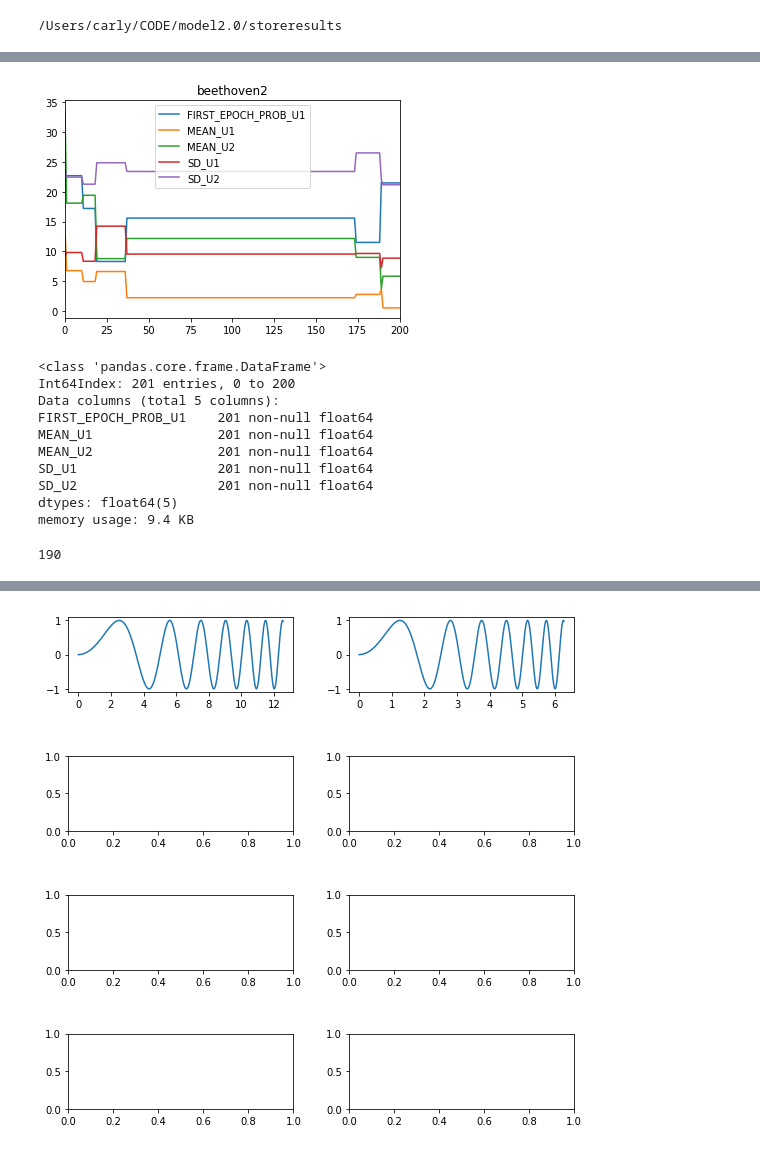
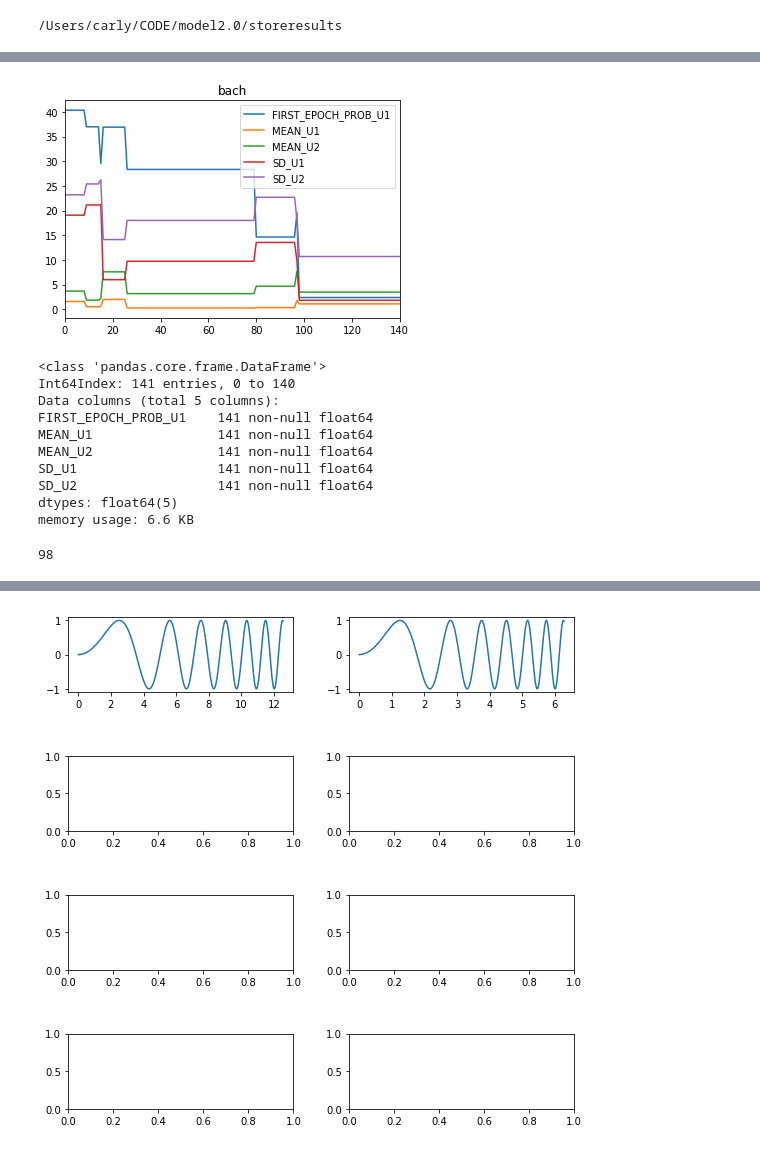
Before and after one commit to cjhough/model2.0, a Jupyter notebook: storeresults/mcmc_pltsavebest.ipynb, the cells around one changed output, grey strips where cells are left out. Cells and saved outputs as stored; diff of their text form; code cells hidden in the pictures.

```diff
--- a/storeresults/mcmc_pltsavebest.ipynb
+++ b/storeresults/mcmc_pltsavebest.ipynb
@@ -49,5 +45,5 @@ beethoven2_20SUM.pkl
 # %%
-p1 = str('beethoven2_200')
+p1 = str('bach_140')
 # %%
 #beethoven9
 #beethoven2
@@ -58,33 +54,33 @@ mcchi = readchi(p1)
 # %%
 fig = plt.Figure()
 
-mcsum.plot.line(title='beethoven2')
+mcsum.plot.line(title='bach')
 
 fig.set_size_inches(10,8)
 #fig.tight_layout()
 fig.get_figure()
 
 #fig.savefig('/Users/carly/Desktop/artifice1_MCMC')
 # %% [output]
-[figure, old version]
+[figure, new version]
 # %%
 mcsum.info()
 # %% [output]
 <class 'pandas.core.frame.DataFrame'>
-Int64Index: 201 entries, 0 to 200
+Int64Index: 141 entries, 0 to 140
 Data columns (total 5 columns):
-FIRST_EPOCH_PROB_U1    201 non-null float64
-MEAN_U1                201 non-null float64
-MEAN_U2                201 non-null float64
-SD_U1                  201 non-null float64
-SD_U2                  201 non-null float64
+FIRST_EPOCH_PROB_U1    141 non-null float64
+MEAN_U1                141 non-null float64
+MEAN_U2                141 non-null float64
+SD_U1                  141 non-null float64
+SD_U2                  141 non-null float64
 dtypes: float64(5)
-memory usage: 9.4 KB
+memory usage: 6.6 KB
 # %%
 allchi = mcsum.sum(axis=1)
 allchi.idxmin()
 # %% [output]
-190
+98
 # %%
 def kc(dic):
     s1 = dic
```
Also changed, not shown: parts of 8 cells of this notebook, 2 other files.
